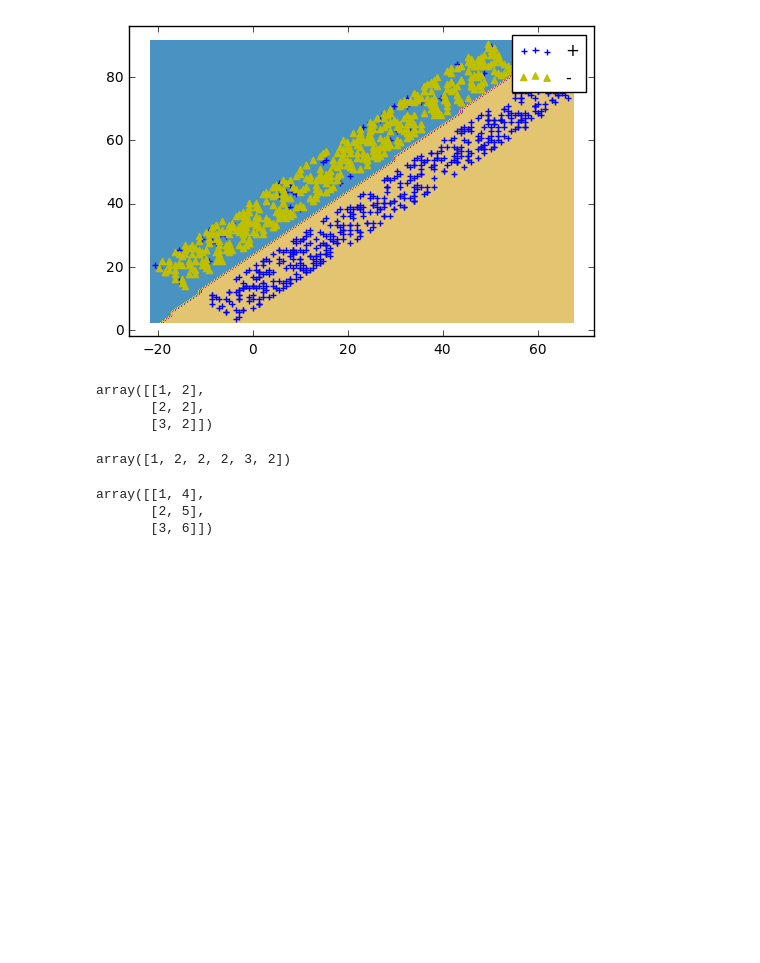
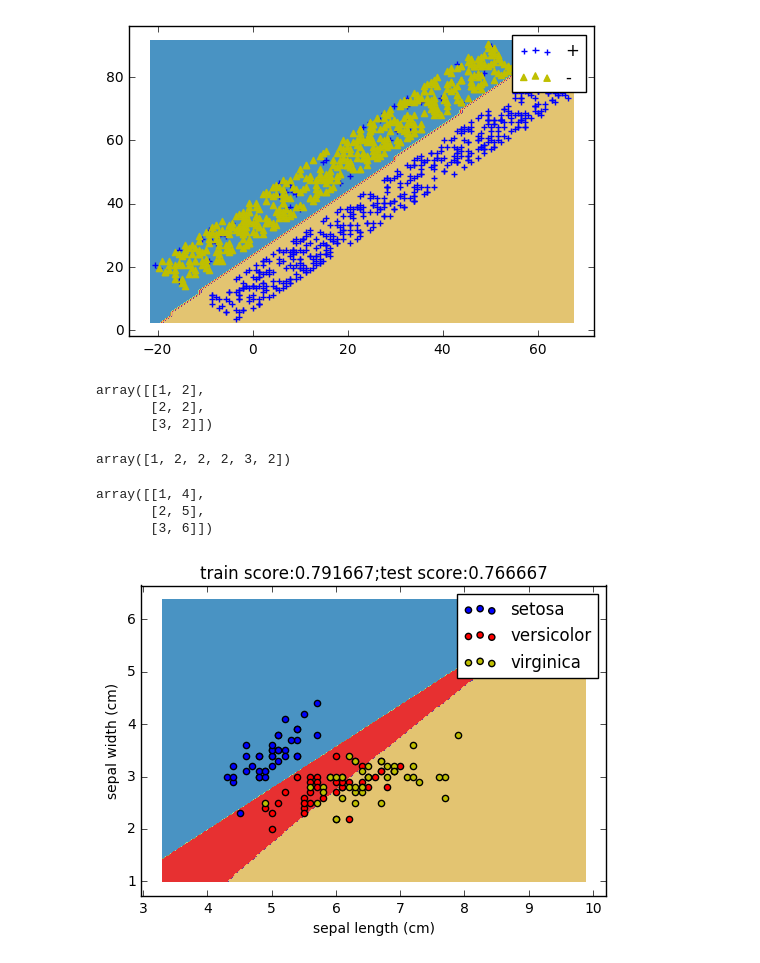
Before and after one commit to probao/Machine_Learning_Basis, a Jupyter notebook: Python-Machine Learning.ipynb, the cells around one changed output. Drawn from its saved outputs; the diff is of its cells as text; code cells hidden in the pictures; blank space fills up the shorter version.

```diff
--- a/Python-Machine Learning.ipynb
+++ b/Python-Machine Learning.ipynb
@@ -2218,0 +2240,36 @@ array([[1, 4],
+# %%
+# 给出测试函数
+def mlpclassifier_iris():
+    fig=plt.figure()
+    ax=fig.add_subplot(1,1,1)
+    classifier=MLPClassifier(activation='logistic', max_iter=10000, hidden_layer_sizes=(30,))
+    classifier.fit(train_x, train_y)
+    train_score=classifier.score(train_x, train_y)
+    test_score=classifier.score(test_x, test_y)
+    x_min, x_max=train_x[:,0].min()-1, train_x[:, 0].max()+2
+    y_min, y_max=train_x[:,1].min()-1, train_x[:, 1].max()+2
+    plot_classifier_predict_meshgrid(ax, classifier, x_min, x_max, y_min, y_max)
+    plot_samples(ax, train_x, train_y)
+    ax.legend(loc='best')
+    ax.set_xlabel(iris.feature_names[0])
+    ax.set_ylabel(iris.feature_names[1])
+    ax.set_title("train score:%f;test score:%f" % (train_score, test_score))
+    plt.show()
+
+def plot_samples(ax, x, y):
+    n_classes=3
+    plot_colors="bry"
+    for i,color in zip(range(n_classes), plot_colors):
+        idx=np.where(y==i)
+        ax.scatter(x[idx,0],x[idx,1],c=color,label=iris.target_names[i], cmap=plt.cm.Paired)
+
+def plot_classifier_predict_meshgrid(ax, clf, x_min, x_max, y_min, y_max):
+    plot_step=0.02
+    xx, yy = np.meshgrid(np.arange(x_min, x_max, plot_step), np.arange(y_min, y_max, plot_step))
+    Z = clf.predict(np.c_[xx.ravel(), yy.ravel()])
+    Z=Z.reshape(xx.shape)
+    ax.contourf(xx, yy, Z, cmap=plt.cm.Paired)
+# %%
+mlpclassifier_iris()
+# %% [output]
+[figure, added]
```
Also changed, not shown: parts of 12 cells of this notebook.
